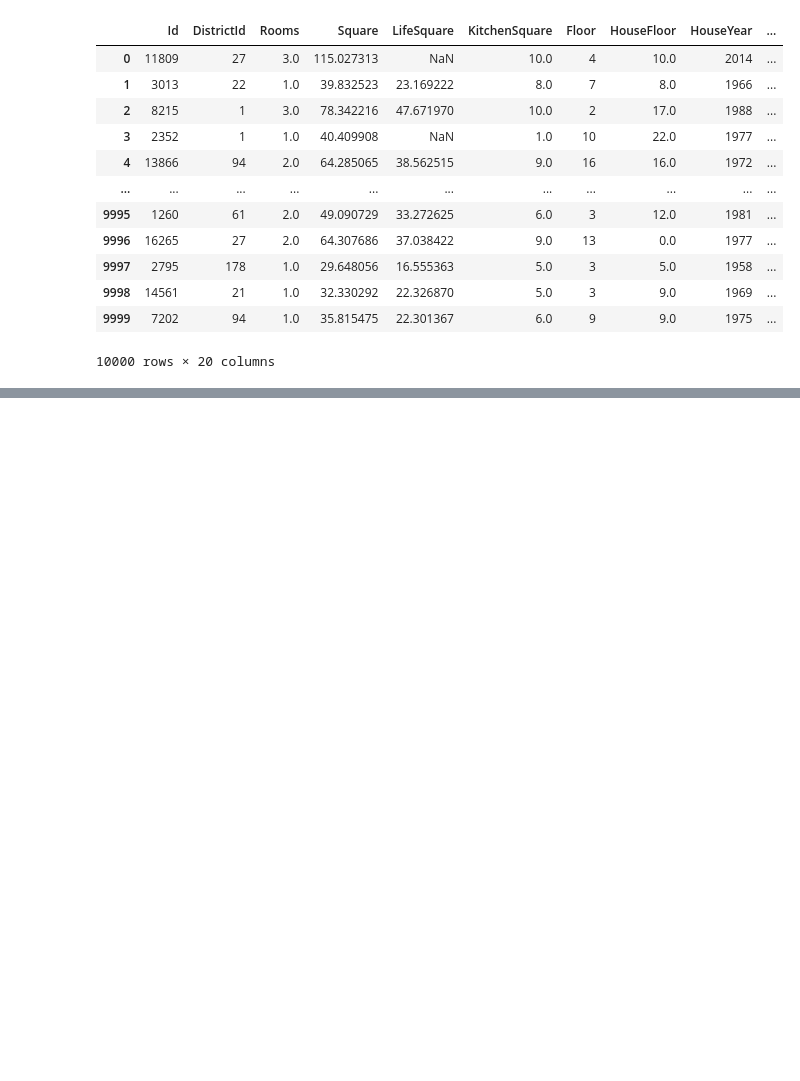
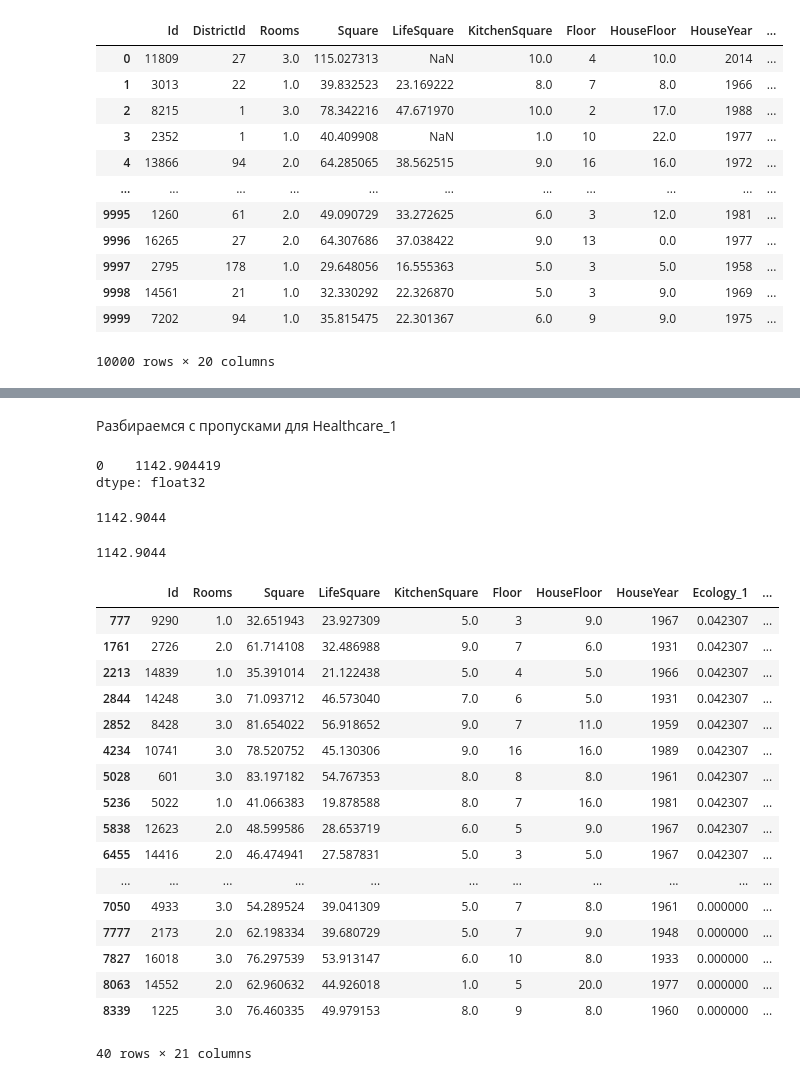
Before and after one commit to NickHlzv/Numpy-Pandas-Scikit, a Jupyter notebook: Course/Course.ipynb, the cells around one changed output, grey strips where cells are left out. Cells and saved outputs as stored; diff of their text form; code cells hidden in the pictures; blank space fills up the shorter version.

```diff
--- a/Course/Course.ipynb
+++ b/Course/Course.ipynb
@@ -455,0 +603,36 @@ df
+# %% [markdown]
+Разбираемся с пропусками для Healthcare_1
+# %%
+df['Healthcare_1'].mode()
+# %% [output]
+0    1142.904419
+dtype: float32
+# %%
+df['Healthcare_1'].mean()
+# %% [output]
+1142.9044
+# %%
+df['Healthcare_1'].median()
+# %% [output]
+1142.9044
+# %%
+df.nlargest(40, columns=('Healthcare_1'))
+# %% [output]
+|  | Id | Rooms | Square | LifeSquare | KitchenSquare | Floor | HouseFloor | HouseYear | Ecology_1 | ... |
+| 777 | 9290 | 1.0 | 32.651943 | 23.927309 | 5.0 | 3 | 9.0 | 1967 | 0.042307 | ... |
+| 1761 | 2726 | 2.0 | 61.714108 | 32.486988 | 9.0 | 7 | 6.0 | 1931 | 0.042307 | ... |
+| 2213 | 14839 | 1.0 | 35.391014 | 21.122438 | 5.0 | 4 | 5.0 | 1966 | 0.042307 | ... |
+| 2844 | 14248 | 3.0 | 71.093712 | 46.573040 | 7.0 | 6 | 5.0 | 1931 | 0.042307 | ... |
+| 2852 | 8428 | 3.0 | 81.654022 | 56.918652 | 9.0 | 7 | 11.0 | 1959 | 0.042307 | ... |
+| 4234 | 10741 | 3.0 | 78.520752 | 45.130306 | 9.0 | 16 | 16.0 | 1989 | 0.042307 | ... |
+| 5028 | 601 | 3.0 | 83.197182 | 54.767353 | 8.0 | 8 | 8.0 | 1961 | 0.042307 | ... |
+| 5236 | 5022 | 1.0 | 41.066383 | 19.878588 | 8.0 | 7 | 16.0 | 1981 | 0.042307 | ... |
+| 5838 | 12623 | 2.0 | 48.599586 | 28.653719 | 6.0 | 5 | 9.0 | 1967 | 0.042307 | ... |
+| 6455 | 14416 | 2.0 | 46.474941 | 27.587831 | 5.0 | 3 | 5.0 | 1967 | 0.042307 | ... |
+| ... | ... | ... | ... | ... | ... | ... | ... | ... | ... | ... |
+| 7050 | 4933 | 3.0 | 54.289524 | 39.041309 | 5.0 | 7 | 8.0 | 1961 | 0.000000 | ... |
+| 7777 | 2173 | 2.0 | 62.198334 | 39.680729 | 5.0 | 7 | 9.0 | 1948 | 0.000000 | ... |
+| 7827 | 16018 | 3.0 | 76.297539 | 53.913147 | 6.0 | 10 | 8.0 | 1933 | 0.000000 | ... |
+| 8063 | 14552 | 2.0 | 62.960632 | 44.926018 | 1.0 | 5 | 20.0 | 1977 | 0.000000 | ... |
+| 8339 | 1225 | 3.0 | 76.460335 | 49.979153 | 8.0 | 9 | 8.0 | 1960 | 0.000000 | ... |
+40 rows × 21 columns
```
Also changed, not shown: parts of 19 cells of this notebook.
